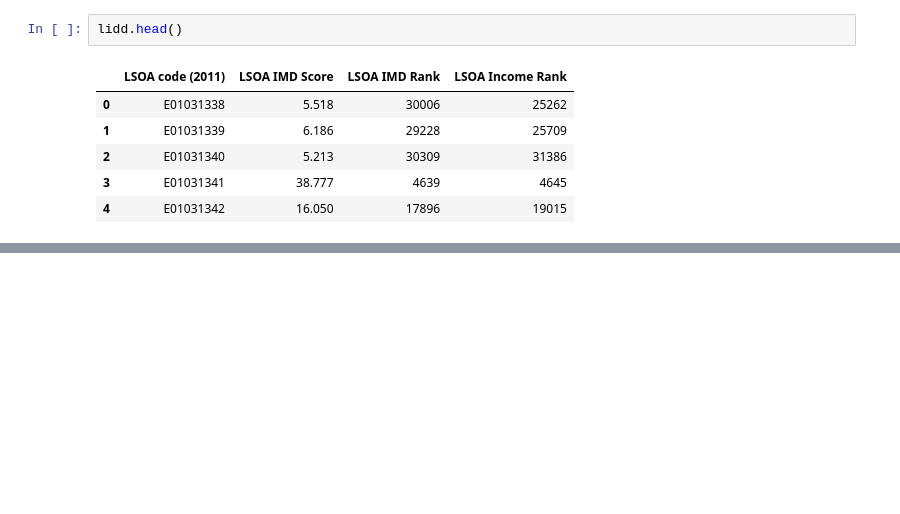
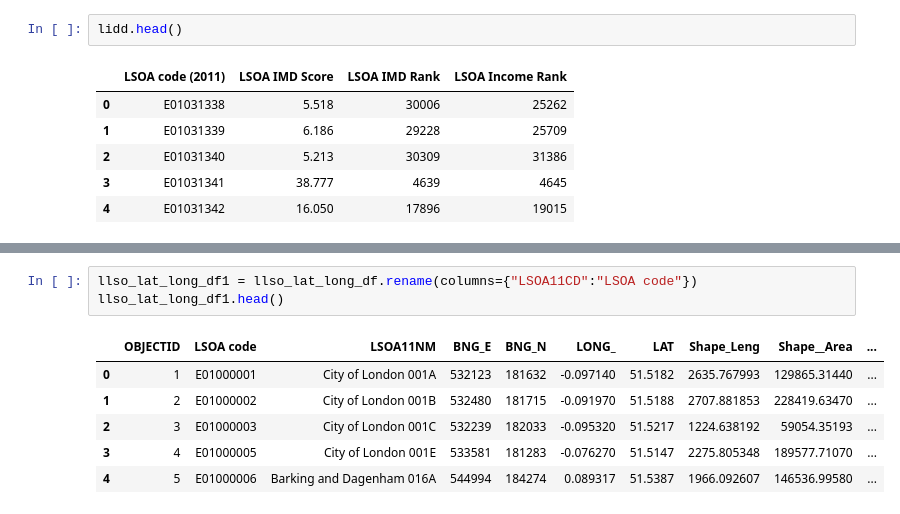
Before and after one commit to Garywtne/my-project-repo, a Jupyter notebook: west_midlands_data_1.ipynb, the cells around one changed output, grey strips where cells are left out. Cells and saved outputs as stored; diff of their text form; blank space fills up the shorter version.

```diff
--- a/west_midlands_data_1.ipynb
+++ b/west_midlands_data_1.ipynb
@@ -258,0 +219,10 @@ lidd.head()
+# %%
+llso_lat_long_df1 = llso_lat_long_df.rename(columns={"LSOA11CD":"LSOA code"})
+llso_lat_long_df1.head()
+# %% [output]
+|  | OBJECTID | LSOA code | LSOA11NM | BNG_E | BNG_N | LONG_ | LAT | Shape_Leng | Shape__Area | ... |
+| 0 | 1 | E01000001 | City of London 001A | 532123 | 181632 | -0.097140 | 51.5182 | 2635.767993 | 129865.31440 | ... |
+| 1 | 2 | E01000002 | City of London 001B | 532480 | 181715 | -0.091970 | 51.5188 | 2707.881853 | 228419.63470 | ... |
+| 2 | 3 | E01000003 | City of London 001C | 532239 | 182033 | -0.095320 | 51.5217 | 1224.638192 | 59054.35193 | ... |
+| 3 | 4 | E01000005 | City of London 001E | 533581 | 181283 | -0.076270 | 51.5147 | 2275.805348 | 189577.71070 | ... |
+| 4 | 5 | E01000006 | Barking and Dagenham 016A | 544994 | 184274 | 0.089317 | 51.5387 | 1966.092607 | 146536.99580 | ... |
```
Also changed, not shown: parts of 45 cells of this notebook, 22 other files.
